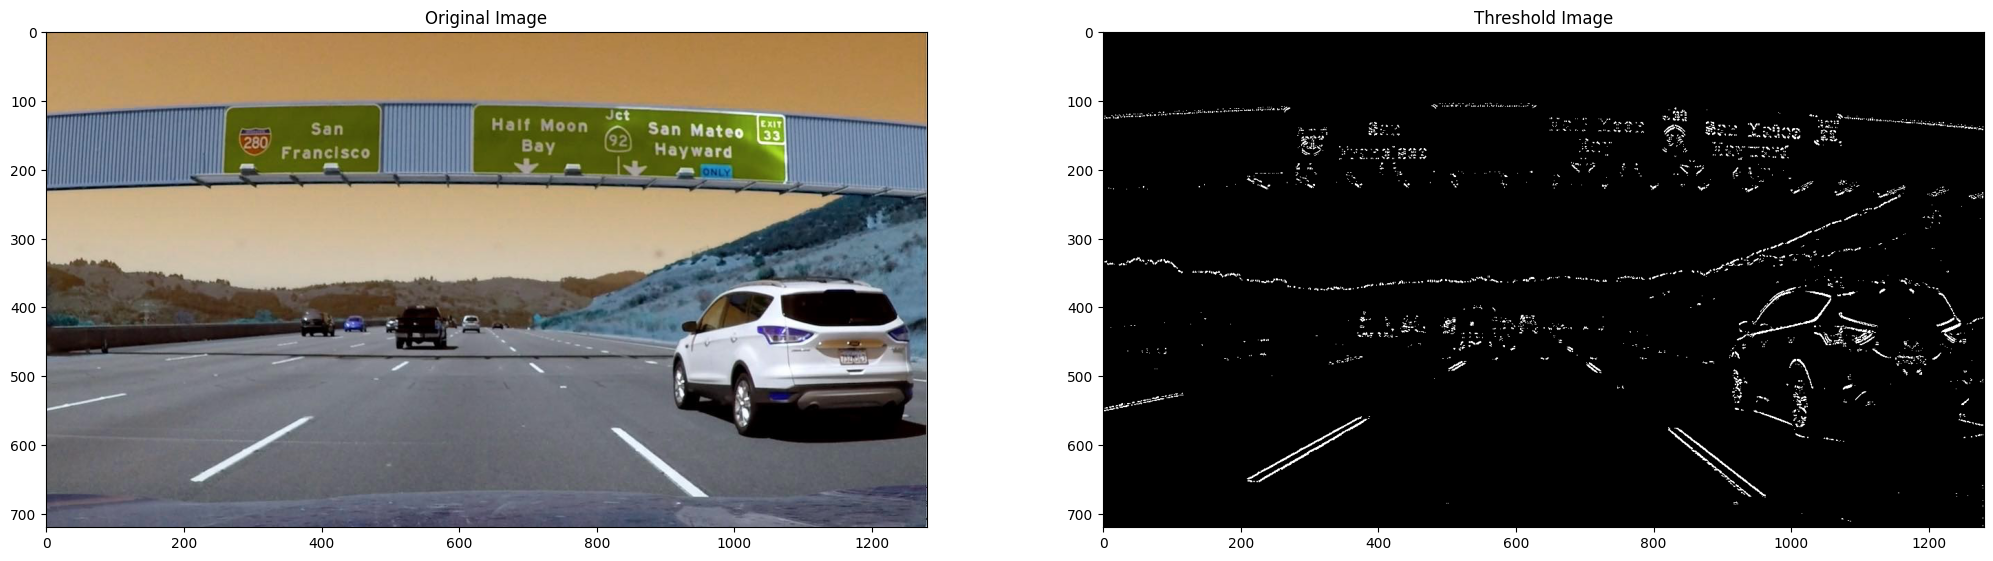
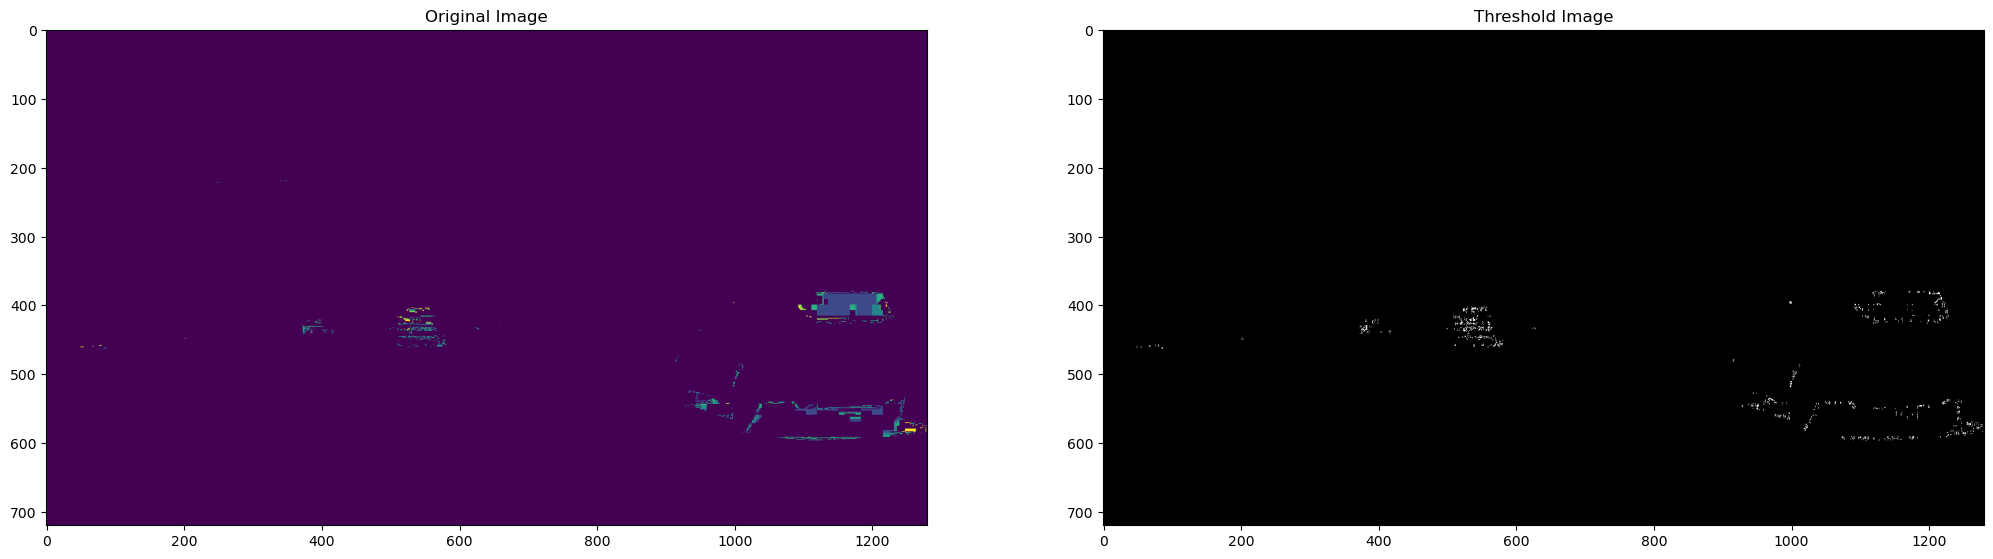
Code edit (unified diff) that turned the first committed figure into the second:
--- before
+++ after
@@ -1,4 +1,4 @@
 f, (ax1, ax2) = plt.subplots(1, 2, figsize=(25, 20))
-ax1.imshow(color_image)
+ax1.imshow(image)
 ax1.set_title("Original Image")
 ax2.imshow(combined, cmap="gray")

Commit: Modifying .gitignore